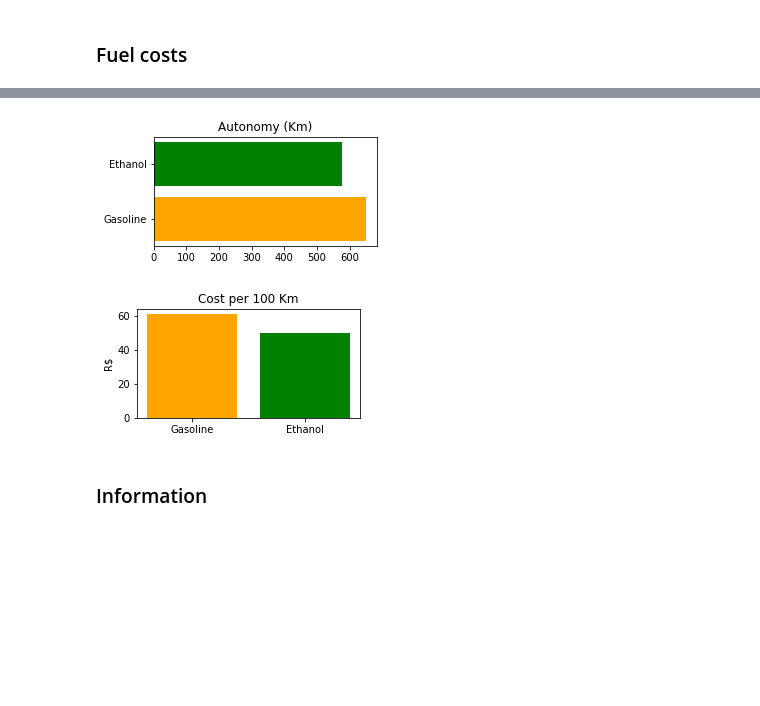
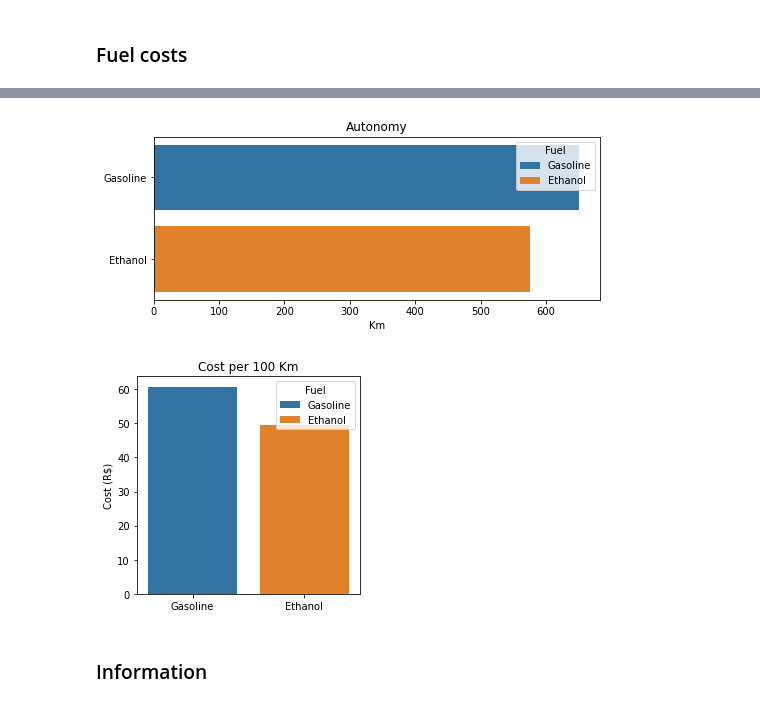
Before and after one commit to vladimirrav/Python, a Jupyter notebook: Calculations - Fuel and average speed.ipynb, the cells around one changed output, grey strips where cells are left out. Cells and saved outputs as stored; diff of their text form; code cells hidden in the pictures; blank space fills up the shorter version.

Commit message:
Seaborn plots

```diff
--- a/Calculations - Fuel and average speed.ipynb
+++ b/Calculations - Fuel and average speed.ipynb
@@ -79,24 +80,30 @@ Tank capacity: 50 L | Distance: 400 Km
 |  | Fuel | R$/L | Km/L | Autonomy (Km) | Km/autonomy | L/100 Km | R$/Km | R$/fill | R$/100 Km | ... |
 | 0 | Gasoline | 7.9 | 13.0 | 650.0 | 0.615385 | 7.692308 | 0.607692 | 395.0 | 60.769231 | ... |
 | 1 | Ethanol | 5.7 | 11.5 | 575.0 | 0.695652 | 8.695652 | 0.495652 | 285.0 | 49.565217 | ... |
-# %%
-fig = plt.figure(figsize=(4, 2))
-
-plt.barh(df_fuel.Fuel, df_fuel['Autonomy (Km)'], color=['orange', 'green'])
-plt.title("Autonomy (Km)")
-
-plt.show()
-# %% [output]
-[figure, removed]
-# %%
-fig = plt.figure(figsize=(4, 2))
-
-plt.bar(df_fuel['Fuel'], df_fuel['R$/100 Km'], color=['orange', 'green'])
-plt.ylabel("R$")
-plt.title("Cost per 100 Km")
-plt.show()
-# %% [output]
-[figure, removed]
+# %%
+plt.figure(figsize=(8,3))
+ax = sns.barplot(data=df_fuel, x='Autonomy (Km)', y='Fuel', hue='Fuel', dodge=False)
+ax.set_title('Autonomy')
+ax.set_xlabel("Km")
+ax.set_ylabel(None)
+
+h, l = ax.get_legend_handles_labels()
+ax.legend(h, df_fuel['Fuel'], title="Fuel")
+plt.show()
+# %% [output]
+[figure, added]
+# %%
+plt.figure(figsize=(4,4))
+ax = sns.barplot(data=df_fuel, x='Fuel', y='R$/100 Km', hue='Fuel', dodge=False)
+ax.set_title('Cost per 100 Km')
+ax.set_xlabel(None)
+ax.set_ylabel("Cost (R$)")
+
+h, l = ax.get_legend_handles_labels()
+ax.legend(h, df_fuel['Fuel'], title="Fuel")
+plt.show()
+# %% [output]
+[figure, added]
 # %% [markdown]
 ### Information
 # %%
```
Also changed, not shown: parts of 1 cell of this notebook.
